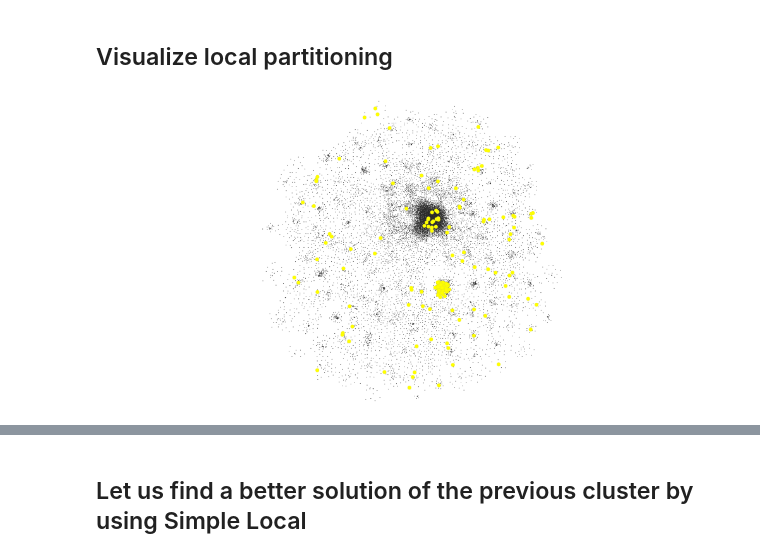
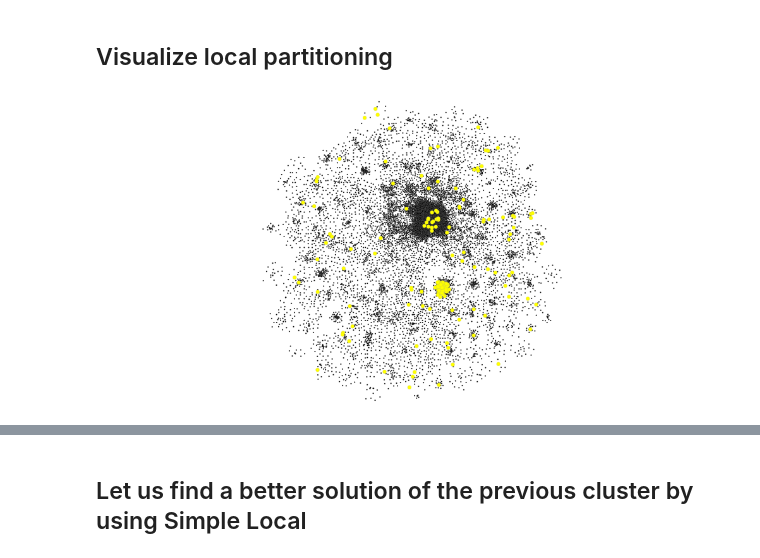
Before and after one commit to kfoynt/LocalGraphClustering, a Jupyter notebook: notebooks/examples_Bioinformatics_with_visualization.ipynb, the cells around one changed output, grey strips where cells are left out. Drawn from its saved outputs; the diff is of its cells as text; code cells hidden in the pictures.

```diff
--- a/notebooks/examples_Bioinformatics_with_visualization.ipynb
+++ b/notebooks/examples_Bioinformatics_with_visualization.ipynb
@@ -334,24 +334,24 @@ l1_reg_vector_rounded = output_sc_fast[0][0]
 ## Visualize local partitioning
 # %%
 # Plot solutions for rounded eigenvector
-temp = np.zeros(g._num_vertices) + 1
+temp = np.zeros(g._num_vertices) + 2
 
 temp[l1_reg_vector_rounded] = 6
 
 node_size = g_gtool.new_vertex_property("double",temp)
 
 temp = ["black" for x in range(g._num_vertices)]
 
 for i in l1_reg_vector_rounded:
     temp[i] = "yellow"
 
 node_colours = g_gtool.new_vertex_property("string",temp)
 
 graph_draw(g_gtool, pos, output_size=(1000, 500),
            vertex_size=node_size,
            vertex_fill_color=node_colours,
            vorder=node_size,
            edge_pen_width=0.0,
            edge_color = [0.0, 0, 0, 0.05])
 # %% [output]
-[figure, old version]
+[figure, new version]
```
Also changed, not shown: parts of 10 cells of this notebook.
